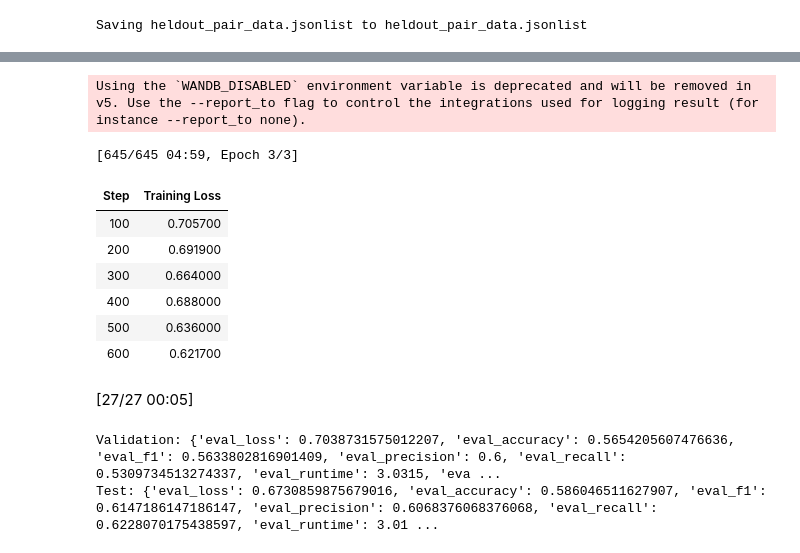
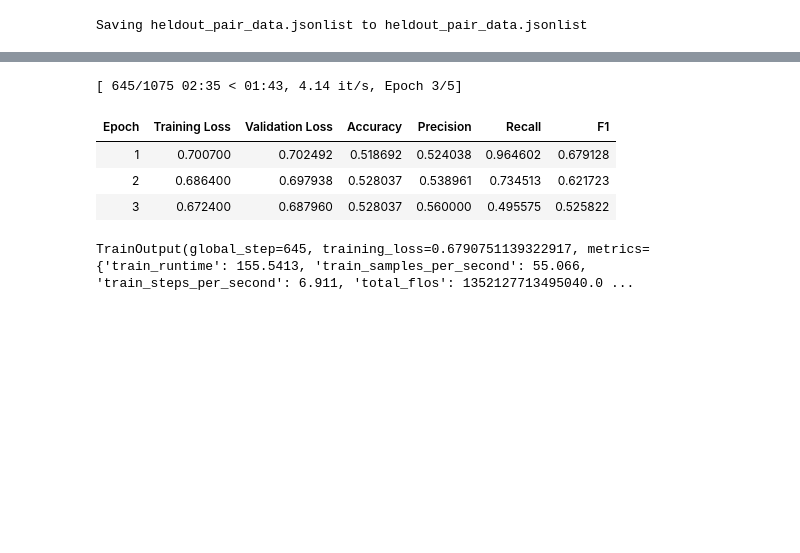
Before and after one commit to Avichay3/final_project_eyal, a Jupyter notebook: RoberTa_final_project.ipynb, the cells around one changed output, grey strips where cells are left out. Cells and saved outputs as stored; diff of their text form; code cells hidden in the pictures; blank space fills up the shorter version.

```diff
--- a/RoberTa_final_project.ipynb
+++ b/RoberTa_final_project.ipynb
@@ -79,7 +77,0 @@ You should probably TRAIN this model on a down-stream task to be able to use it
-# %%
-def tokenize(batch):
-    return tokenizer(batch["text"], truncation=True, padding="max_length", max_length=256)
-
-tokenized = ds.map(tokenize, batched=True)
-tokenized = tokenized.rename_column("label", "labels")
-tokenized.set_format("torch", columns=["input_ids", "attention_mask", "labels"])
@@ -124,47 +78,53 @@ Requirement already satisfied: certifi>=2017.4.17 in /usr/local/lib/python3.12/d
+# %%
+from sklearn.metrics import accuracy_score, precision_recall_fscore_support
+import numpy as np
+
+def compute_metrics(p):
+    preds = np.argmax(p.predictions, axis=1)
+    precision, recall, f1, _ = precision_recall_fscore_support(p.label_ids, preds, average="binary")
+    acc = accuracy_score(p.label_ids, preds)
+    return {"accuracy": acc, "precision": precision, "recall": recall, "f1": f1}
 # %%
-from transformers import Trainer, TrainingArguments
+from transformers import Trainer, TrainingArguments, EarlyStoppingCallback
 import os
 
+os.environ["WANDB_DISABLED"] = "true"
+use_fp16 = torch.cuda.is_available()
+
 args = TrainingArguments(
-    output_dir="./results",
-    logging_dir="./logs",
-    logging_steps=100,
-    eval_steps=200,                 # הערכה כל 200 צעדים
-    save_steps=200,                 # שמירה כל 200 צעדים
-    learning_rate=2e-5,
-    num_train_epochs=3,
+    output_dir="./persuasion_model",
+    eval_strategy="epoch",
+    save_strategy="epoch",
+    learning_rate=1.5e-5,
     per_device_train_batch_size=8,
     per_device_eval_batch_size=8,
-    weight_decay=0.01,
-    load_best_model_at_end=False,   # אין מעקב אחרי המודל הכי טוב בגרסה הזו
+    num_train_epochs=5,
+    weight_decay=0.05,
+    warmup_ratio=0.1,
+    fp16=use_fp16,
+    load_best_model_at_end=True,
+    metric_for_best_model="f1",
+    save_total_limit=2,
+    logging_steps=100,
+    report_to="none"
 )
-
-
-os.environ["WANDB_DISABLED"] = "true"
 
 trainer = Trainer(
     model=model,
     args=args,
     train_dataset=tokenized["train"],
     eval_dataset=tokenized["validation"],
     tokenizer=tokenizer,
     compute_metrics=compute_metrics,
+    callbacks=[EarlyStoppingCallback(early_stopping_patience=2)]
 )
 
 trainer.train()
-print("Validation:", trainer.evaluate(tokenized["validation"]))
-print("Test:", trainer.evaluate(tokenized["test"]))
 # %% [output]
-Using the `WANDB_DISABLED` environment variable is deprecated and will be removed in v5. Use the --report_to flag to control the integrations used for logging result (for instance --report_to none).
+[ 645/1075 02:35 < 01:43, 4.14 it/s, Epoch 3/5]
+| Epoch | Training Loss | Validation Loss | Accuracy | Precision | Recall | F1 |
+| 1 | 0.700700 | 0.702492 | 0.518692 | 0.524038 | 0.964602 | 0.679128 |
+| 2 | 0.686400 | 0.697938 | 0.528037 | 0.538961 | 0.734513 | 0.621723 |
+| 3 | 0.672400 | 0.687960 | 0.528037 | 0.560000 | 0.495575 | 0.525822 |
-[645/645 04:59, Epoch 3/3]
+TrainOutput(global_step=645, training_loss=0.6790751139322917, metrics={'train_runtime': 155.5413, 'train_samples_per_second': 55.066, 'train_steps_per_second': 6.911, 'total_flos': 1352127713495040.0 ...
-| Step | Training Loss |
-| 100 | 0.705700 |
-| 200 | 0.691900 |
-| 300 | 0.664000 |
-| 400 | 0.688000 |
-| 500 | 0.636000 |
-| 600 | 0.621700 |
-[27/27 00:05]
-Validation: {'eval_loss': 0.7038731575012207, 'eval_accuracy': 0.5654205607476636, 'eval_f1': 0.5633802816901409, 'eval_precision': 0.6, 'eval_recall': 0.5309734513274337, 'eval_runtime': 3.0315, 'eva ...
-Test: {'eval_loss': 0.6730859875679016, 'eval_accuracy': 0.586046511627907, 'eval_f1': 0.6147186147186147, 'eval_precision': 0.6068376068376068, 'eval_recall': 0.6228070175438597, 'eval_runtime': 3.01 ...
 # %%
```
Also changed, not shown: parts of 12 cells of this notebook.
